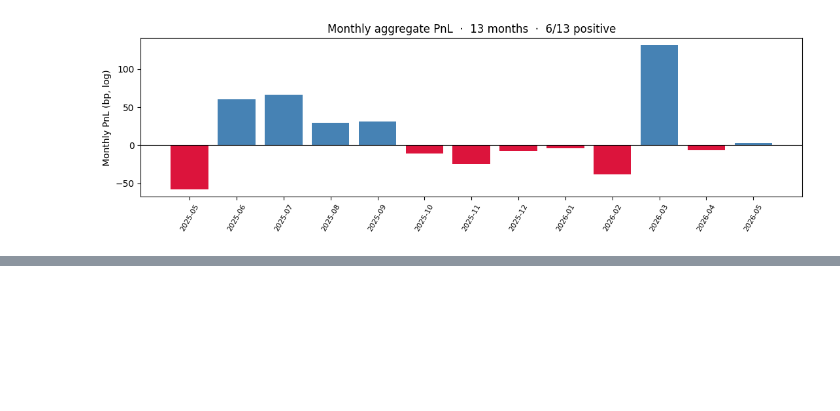
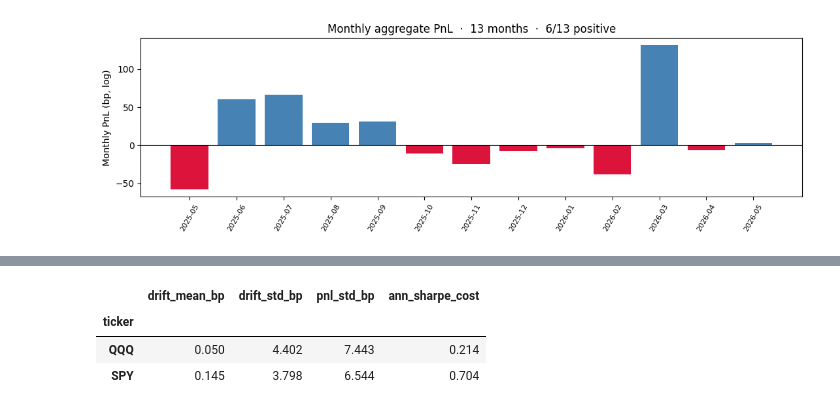
Before and after one commit to MichaelHelmers/quantitative-analysis, a Jupyter notebook: 09-backtesting-honest/lesson.ipynb, the cells around one changed output, grey strips where cells are left out. Saved outputs shown, nothing was run; the diff lists cells and outputs as text; code cells hidden in the pictures; blank space fills up the shorter version.

```diff
--- a/09-backtesting-honest/lesson.ipynb
+++ b/09-backtesting-honest/lesson.ipynb
@@ -344,0 +413,54 @@ plt.show()
+# %%
+# Exercise 2: Where slippage actually shows up.
+# Direct measurement: for each trade in the canonical (next_open) ledger, the
+# `next_close − next_open` Sharpe gap is driven by the *within-entry-bar drift*
+# signed by trade side. Compute that drift on QQQ and SPY and connect it back to
+# the Sharpe gap observed in §3 and in Exercise 1.
+
+def signed_entry_bar_drift(rth_df, ledger):
+    """For each trade, look up the entry bar's open/close; signed drift = side × log(close/open)."""
+    # Index by (session_date, minute_of_session) so each trade row can map to
+    # the exact bar where the fill happened.
+    lookup = rth_df.reset_index().set_index(
+        ["session_date", "minute_of_session"])[["open", "close"]]
+    drifts = []
+    for _, row in ledger.iterrows():
+        # entry_ts in the ledger is the minute_of_session of the FILL bar (i+1),
+        # because event_driven_backtest stores the fill bar's mos when timing
+        # is next_open.
+        key = (row["session_date"], row["entry_ts"])
+        if key in lookup.index:
+            o, c = lookup.loc[key, "open"], lookup.loc[key, "close"]
+            # side × log(close/open): positive means the bar moved against the
+            # fade trade (residual momentum); negative means with it.
+            drifts.append(row["side"] * np.log(c / o))
+    return np.asarray(drifts)
+
+# QQQ — canonical ledger from §4
+drift_qqq = signed_entry_bar_drift(rth, tr)
+# SPY — re-run the strategy on SPY 1-min (already done in Ex 1; redo locally so
+# this cell is independent).
+spy_drift_ledger = ledgers_spy["next_open"]
+drift_spy = signed_entry_bar_drift(spy_rth, spy_drift_ledger)
+
+# Compare drift moments to per-trade PnL std — that ratio sets the Sharpe-impact size.
+rows = []
+for name, drift, ledger in [("QQQ", drift_qqq, tr),
+                             ("SPY", drift_spy, spy_drift_ledger)]:
+    pnl_std = ledger["pnl_log"].std()
+    rows.append({
+        "ticker": name,
+        "drift_mean_bp":   round(drift.mean() * 1e4, 3),
+        "drift_std_bp":    round(drift.std() * 1e4, 3),
+        "pnl_std_bp":      round(pnl_std * 1e4, 3),
+        # drift_mean / pnl_std is the per-trade Sharpe cost; × √(trades/year) annualizes.
+        "ann_sharpe_cost": round((drift.mean() / pnl_std) *
+                                 np.sqrt(len(ledger) /
+                                         ledger["session_date"].nunique() * 252), 3),
+    })
+pd.DataFrame(rows).set_index("ticker")
+# %% [output]
+|  | drift_mean_bp | drift_std_bp | pnl_std_bp | ann_sharpe_cost |
+| ticker |  |  |  |  |
+| QQQ | 0.050 | 4.402 | 7.443 | 0.214 |
+| SPY | 0.145 | 3.798 | 6.544 | 0.704 |
```
Also changed, not shown: parts of 8 cells of this notebook, 1 other file.
